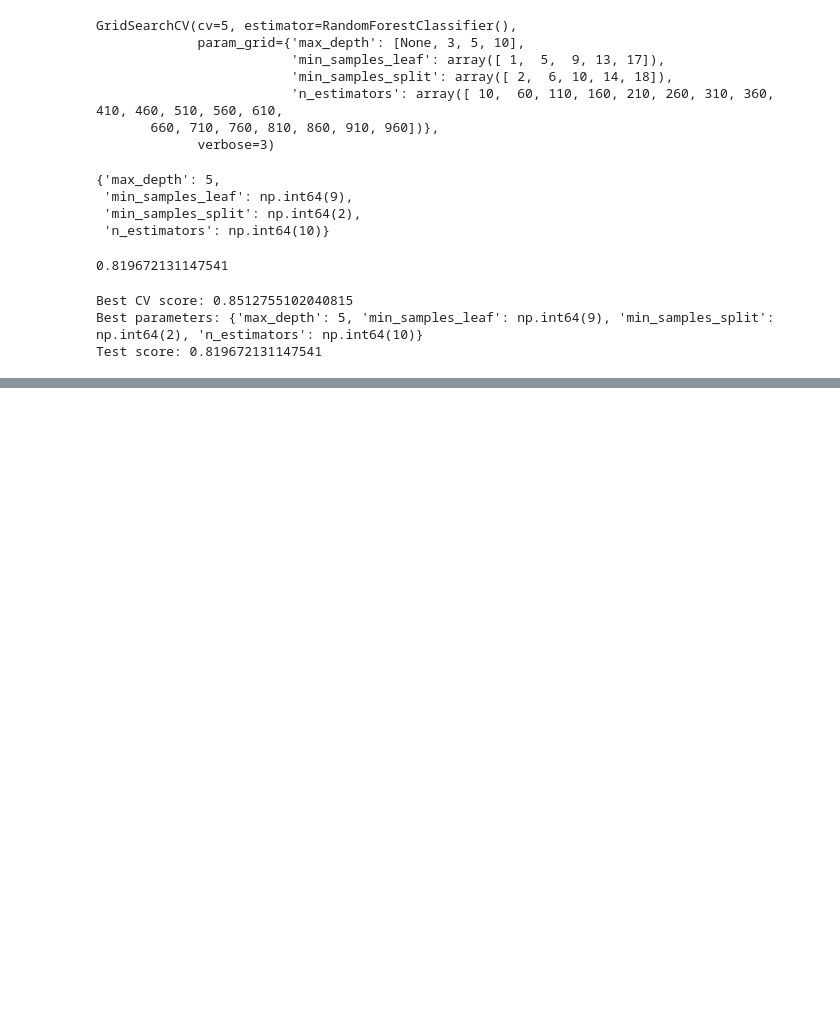
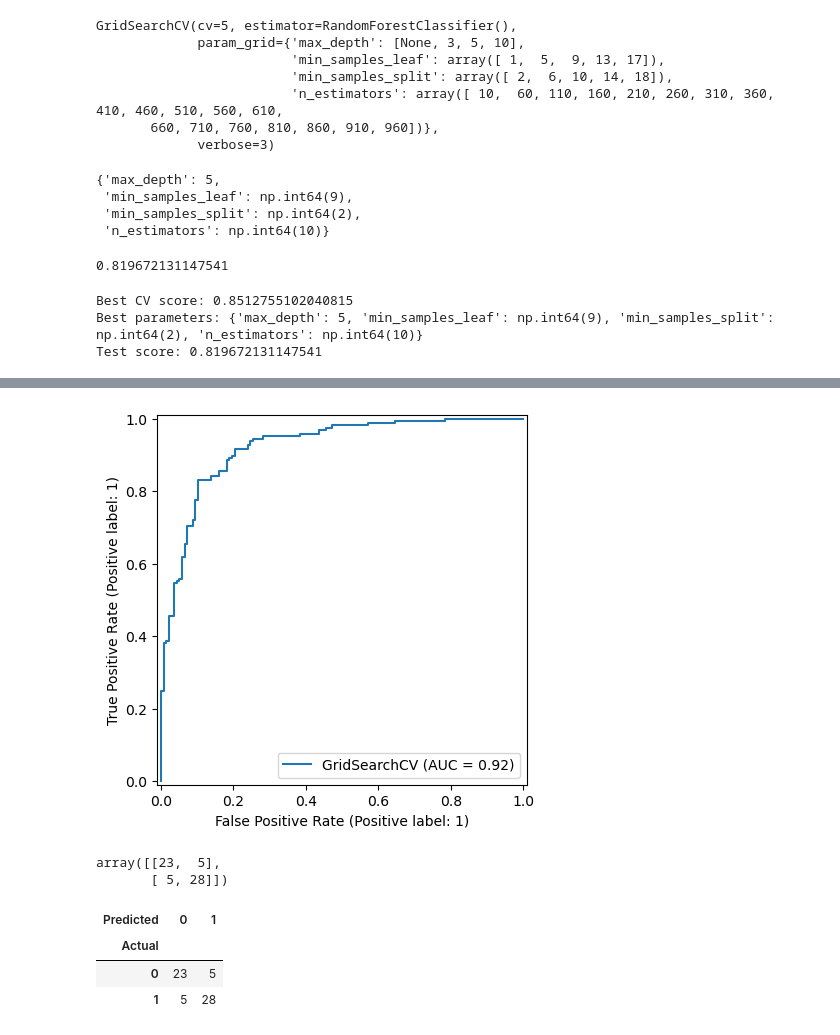
Before and after one commit to Saumyakhushlani/Heart-disease-Prediction-Model, a Jupyter notebook: end-to-end-heart-disease-classification.ipynb, the cells around one changed output, grey strips where cells are left out. Drawn from its saved outputs; the diff is of its cells as text; code cells hidden in the pictures; blank space fills up the shorter version.

```diff
--- a/end-to-end-heart-disease-classification.ipynb
+++ b/end-to-end-heart-disease-classification.ipynb
@@ -633,11 +633,16 @@ rs_log_rg.score(X_test,y_test)
 # %% [output]
 0.8360655737704918
 # %%
+# Setup random seed
+np.random.seed(44)
+
+# Setup random hyperparameter search for RandomForestClassifier
 rs_rf = RandomizedSearchCV(RandomForestClassifier(),
-                          param_distributions=rf_grid,
-                          cv=5,
-                          n_iter=50,
-                          verbose=True)
+                           param_distributions=rf_grid,
+                           cv=5,
+                           n_iter=20,
+                           verbose=True)
 
-rs_rf.fit(X_train,y_train)
+# Fit random hyperparameter search model for RandomForestClassifier()
+rs_rf.fit(X_train, y_train)
 # %% [output]
@@ -713,0 +725,13 @@ Test score: 0.819672131147541
+# %%
+# Different hyperparameters for our LogisticRegression model
+log_reg_grid = {"C": np.logspace(-4, 4, 30),
+                "solver": ["liblinear"]}
+
+# Setup grid hyperparameter search for LogisticRegression
+gs_log_reg = GridSearchCV(LogisticRegression(),
+                          param_grid=log_reg_grid,
+                          cv=5,
+                          verbose=True)
+
+# Fit grid hyperparameter search model
+gs_log_reg.fit(X_train, y_train);
@@ -713,0 +785,19 @@ Test score: 0.819672131147541
+# %%
+# Plot ROC Curve
+RocCurveDisplay.from_estimator(gs_log_reg,X,y)
+plt.show()
+# %% [output]
+[figure, added]
+# %%
+# Prin t Confusion Matrix
+confusion_matrix(y_test,y_preds)
+# %% [output]
+array([[23,  5],
+       [ 5, 28]])
+# %%
+pd.crosstab(y_test, y_preds, rownames=["Actual"], colnames=["Predicted"])
+# %% [output]
+| Predicted | 0 | 1 |
+| Actual |  |  |
+| 0 | 23 | 5 |
+| 1 | 5 | 28 |
```
Also changed, not shown: parts of 25 cells of this notebook.
